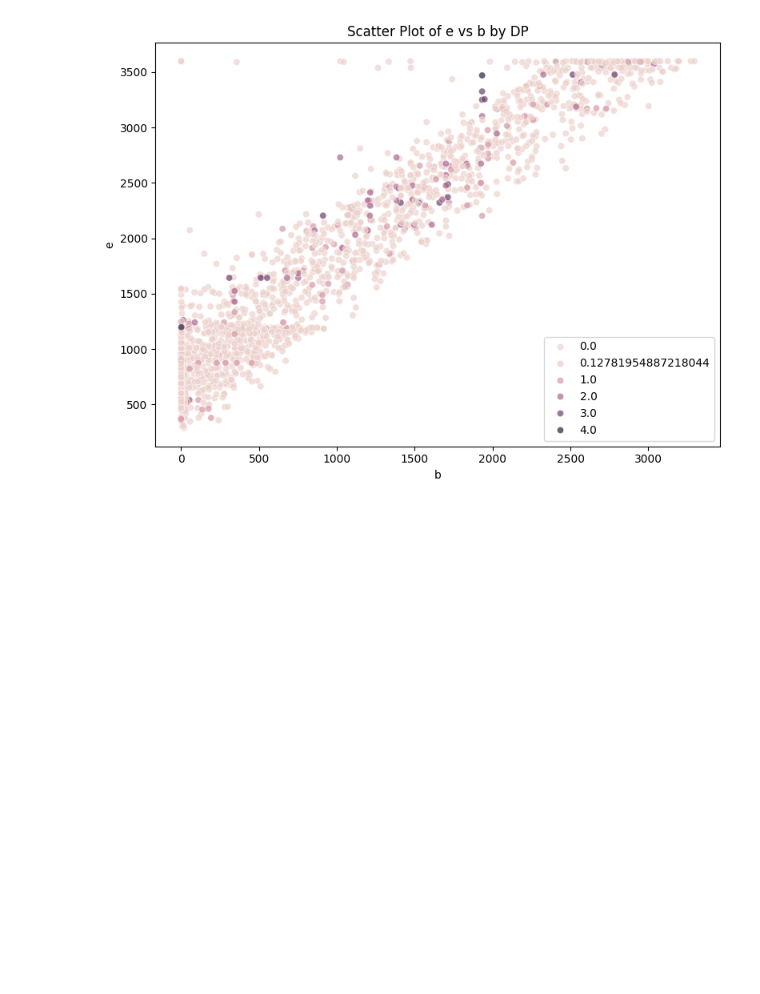
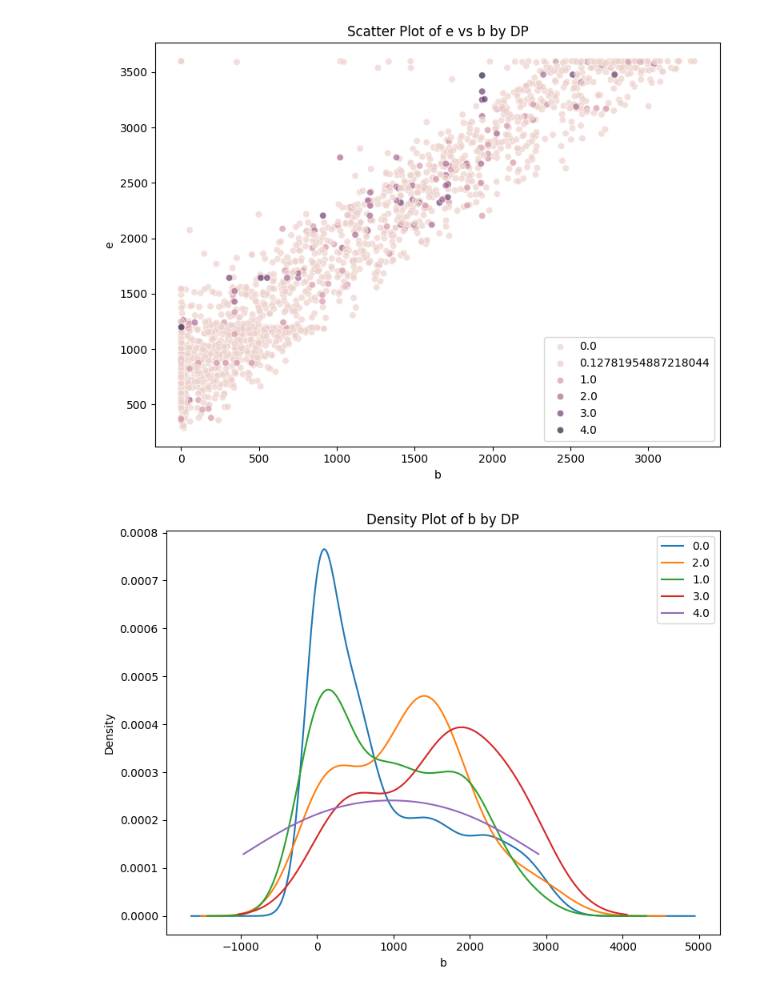
Before and after one commit to aletss/diplomado_cdc_m1_p3, a Jupyter notebook: notebooks/examples.ipynb, the cells around one changed output. Saved outputs shown, nothing was run; the diff lists cells and outputs as text; code cells hidden in the pictures; blank space fills up the shorter version.

Commit message:
add density plots

```diff
--- a/notebooks/examples.ipynb
+++ b/notebooks/examples.ipynb
@@ -288,0 +290,5 @@ plotly_scatter = scatter.scatter_plotly(df_inputed_knn, column_x, column_y, 'DP'
+# %%
+# 3.5 density
+matplotlib_density = density.density_matplotlib(df_inputed_knn, 'b', 'DP')
+# %% [output]
+[figure, added]
```
Also changed, not shown: parts of 4 cells of this notebook, 2 other files.
